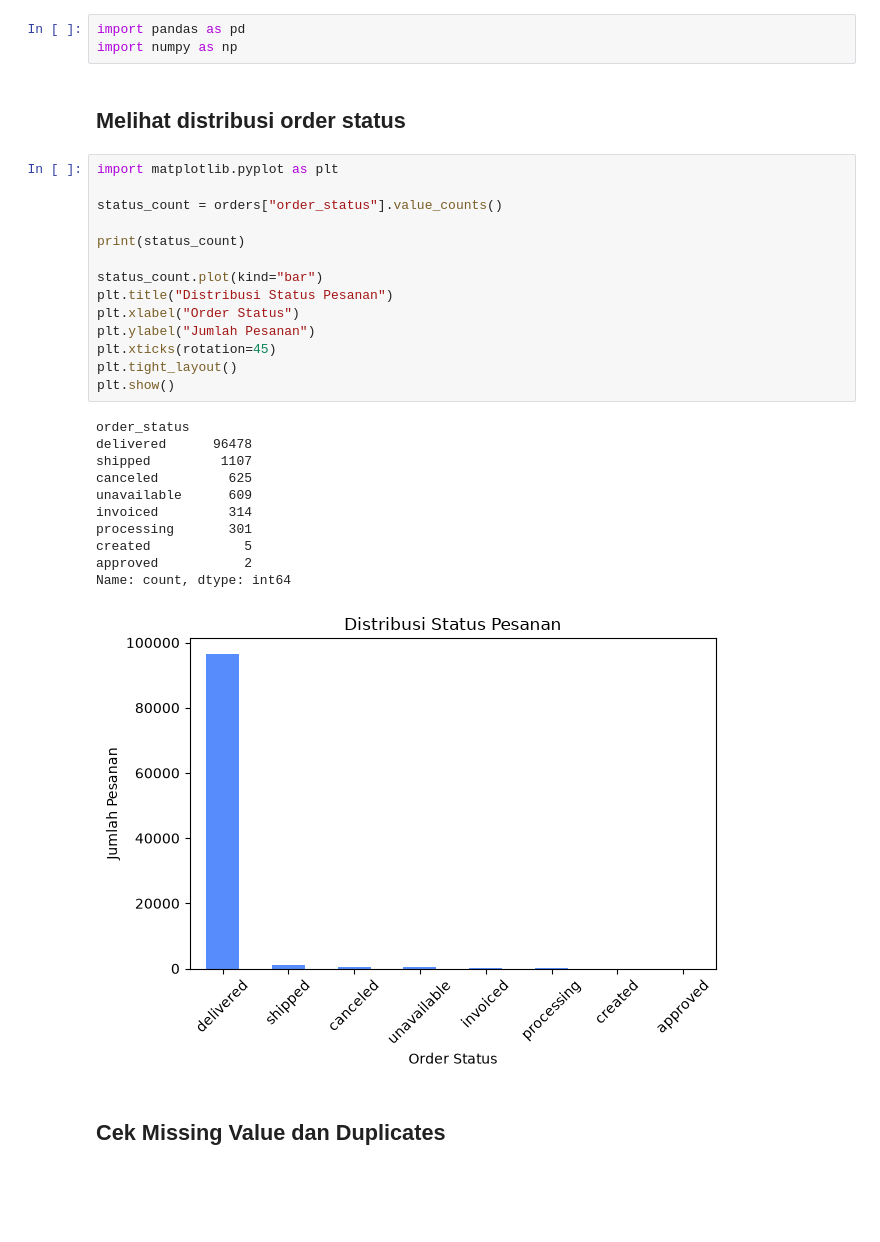
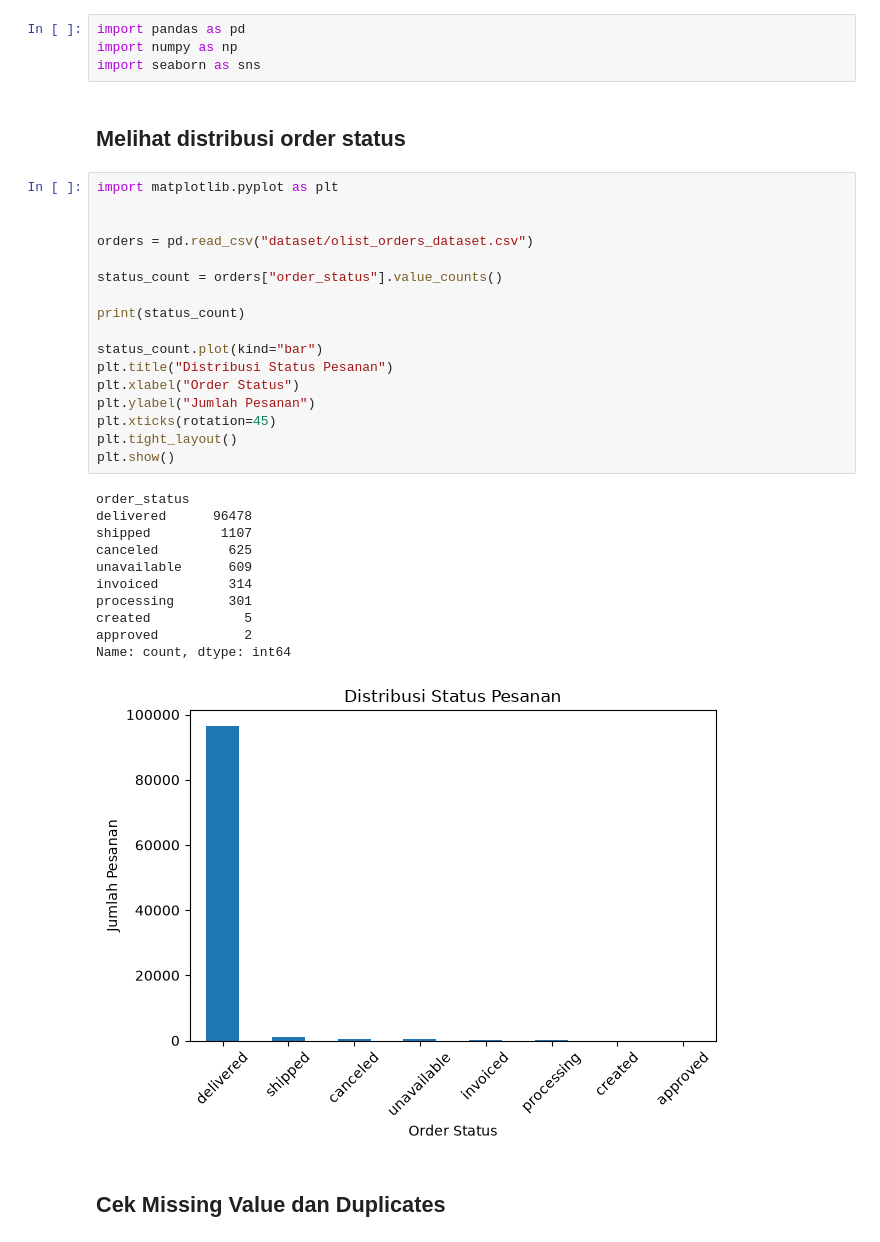
Before and after one commit to cipluk4n/DataScience_Kelompok-apa, a Jupyter notebook: EDA.ipynb, the cells around one changed output. Saved outputs shown, nothing was run; the diff lists cells and outputs as text; blank space fills up the shorter version.

```diff
--- a/EDA.ipynb
+++ b/EDA.ipynb
@@ -1,34 +1,38 @@
 # %%
 import pandas as pd
 import numpy as np
+import seaborn as sns
 # %% [markdown]
 ## Melihat distribusi order status
 # %%
 import matplotlib.pyplot as plt
+
+
+orders = pd.read_csv("dataset/olist_orders_dataset.csv")
 
 status_count = orders["order_status"].value_counts()
 
 print(status_count)
 
 status_count.plot(kind="bar")
 plt.title("Distribusi Status Pesanan")
 plt.xlabel("Order Status")
 plt.ylabel("Jumlah Pesanan")
 plt.xticks(rotation=45)
 plt.tight_layout()
 plt.show()
 # %% [output]
 order_status
 delivered      96478
 shipped         1107
 canceled         625
 unavailable      609
 invoiced         314
 processing       301
 created            5
 approved           2
 Name: count, dtype: int64
-[figure, old version]
+[figure, new version]
 # %% [markdown]
 ## Cek Missing Value dan Duplicates
 # %%
```
Also changed, not shown: parts of 5 cells of this notebook, 1 other file.
